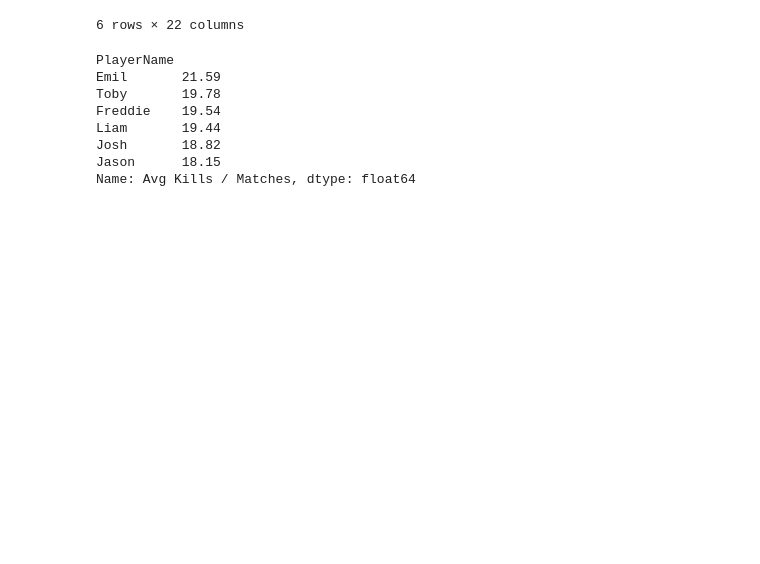
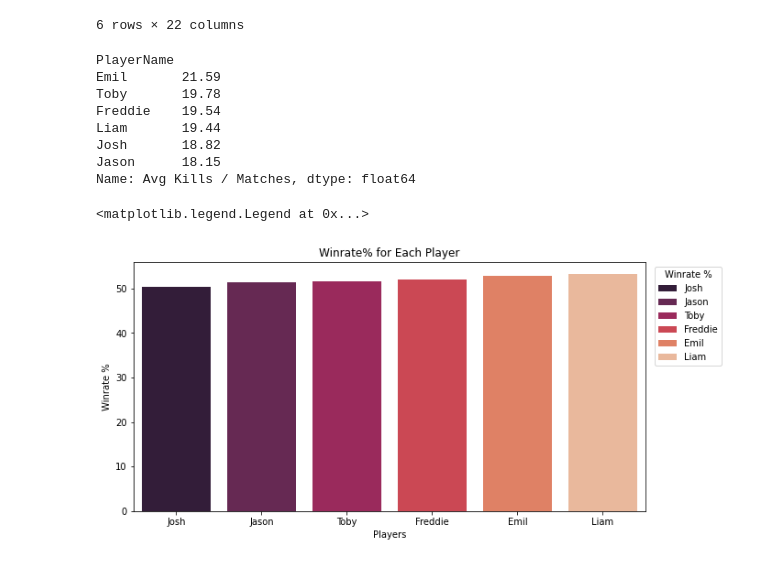
Before and after one commit to jasonhsu8/Faceit_Data_Collection, a Jupyter notebook: JJ Notebooks/DataVisualisation.ipynb, the cells around one changed output. Saved outputs shown, nothing was run; the diff lists cells and outputs as text; code cells hidden in the pictures; blank space fills up the shorter version.

```diff
--- a/JJ Notebooks/DataVisualisation.ipynb
+++ b/JJ Notebooks/DataVisualisation.ipynb
@@ -488,3 +488,19 @@ Liam       19.44
 Josh       18.82
 Jason      18.15
 Name: Avg Kills / Matches, dtype: float64
+# %%
+# Plotting
+playerid_df_all = playerid_df_all[playerid_df_all['Matches']>=15]
+playerid_df_all_sorted = playerid_df_all.sort_values(by='Winrate%', ascending=True)
+
+plt.figure(figsize=(10, 5))
+sns.barplot(x='PlayerName', y='Winrate%', hue= playerid_df_all_sorted.index, data=playerid_df_all_sorted, legend='full', palette='rocket')
+
+plt.title('Winrate% for Each Player')
+plt.xlabel('Players')
+plt.ylabel('Winrate %')
+plt.xticks(rotation=0)
+plt.legend(title='Winrate %', bbox_to_anchor=(1.01, 1), loc='upper left')
+# %% [output]
+<matplotlib.legend.Legend at 0x...>
+[figure, added]
```
Also changed, not shown: parts of 7 cells of this notebook.
